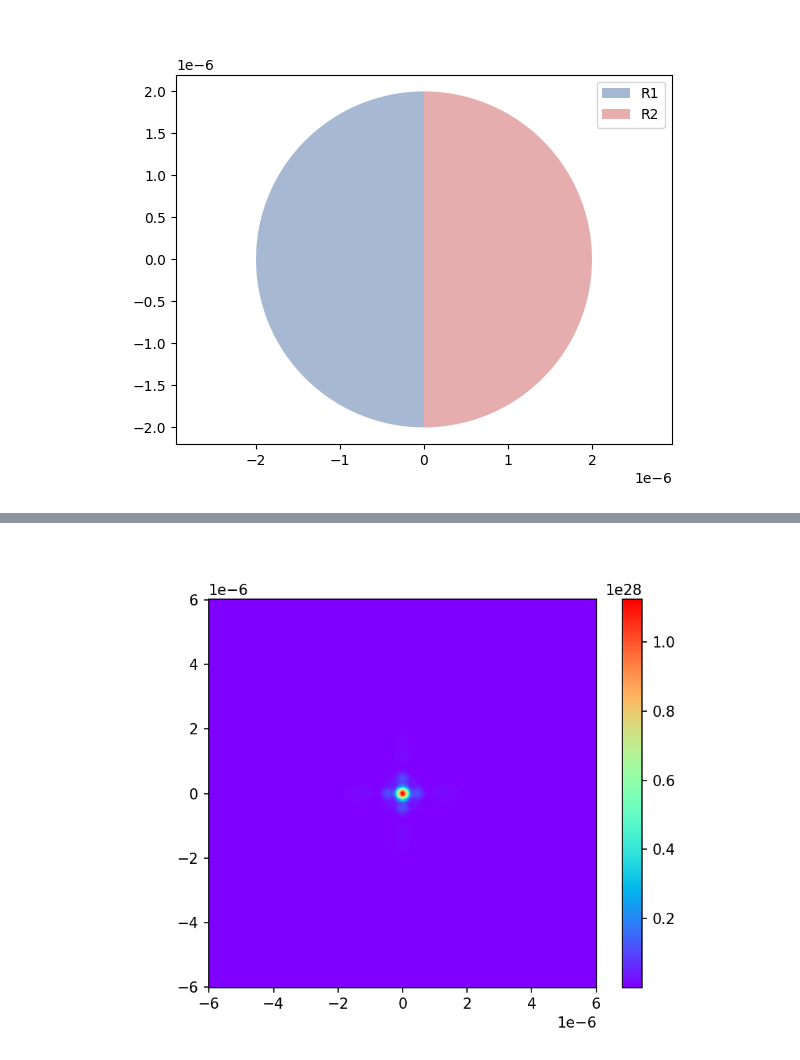
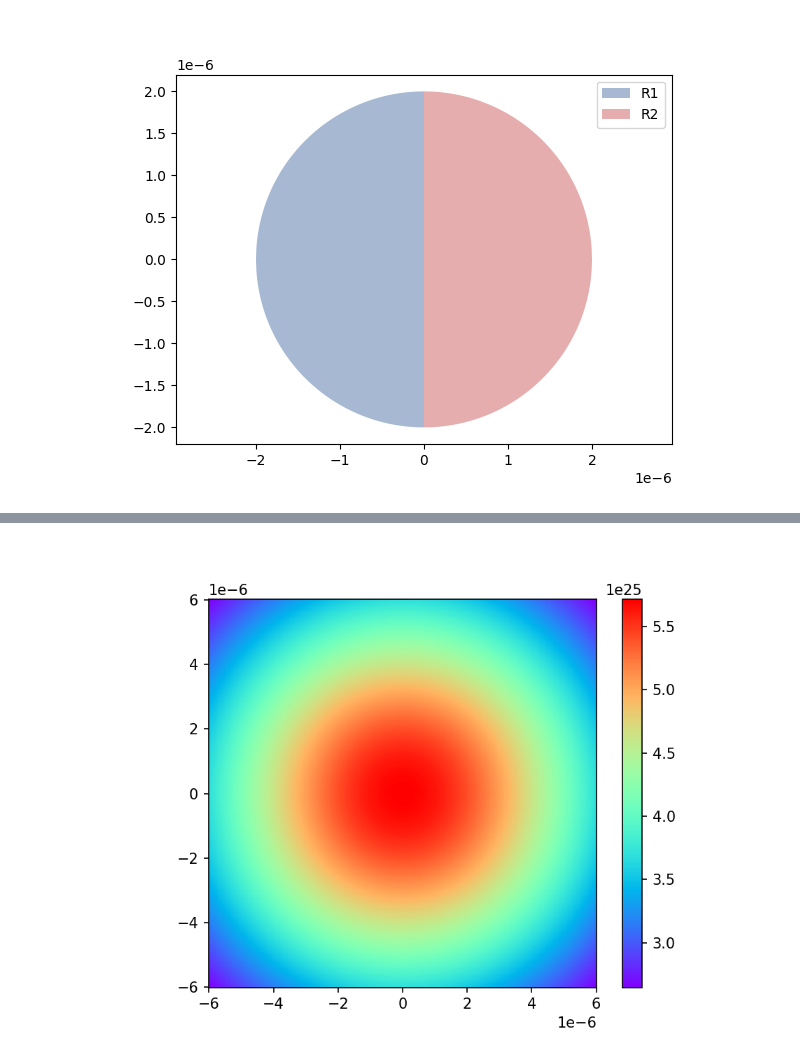
Before and after one commit to rcasalins/thesis_bachelor, a Jupyter notebook: Codigo/Tabla_36puntos.ipynb, the cells around one changed output, grey strips where cells are left out. Saved outputs shown, nothing was run; the diff lists cells and outputs as text; code cells hidden in the pictures.

Commit message:
Non paraxial phase structure

```diff
--- a/Codigo/Tabla_36puntos.ipynb
+++ b/Codigo/Tabla_36puntos.ipynb
@@ -89,7 +89,7 @@ def GeometricPotencial_3D_00_reducido(xa, xi_a, xi_d, ya, eta_a, eta_d, za, wa,
     #constantes
     pic = 1 / ((4*np.pi) ** 2)
     k = ((2*np.pi)/wa)
-    n = 1.5 #refractive index
+    n = 5 #refractive index
 
     xi_p, xi_n = xi_a+(xi_d)/2, xi_a-(xi_d)/2
     eta_p, eta_n = eta_a+(eta_d)/2, eta_a-(eta_d)/2
@@ -117,7 +117,9 @@ def GeometricPotencial_3D_00_reducido(xa, xi_a, xi_d, ya, eta_a, eta_d, za, wa,
     s_2 = np.sqrt(((xa-xi_n) **2) + ((ya-eta_n) ** 2) + ((za) ** 2))
 
     #kernel
-    kernel_0 = 2*((k**2)*pic) * ((za+s_1)/(s_1 ** 2)) * ((za+s_2)/(s_2 ** 2)) * np.exp(1j*k*s_1-1j*k*s_2) * phase
+    #kernel_0 = 2*((k**2)*pic) * ((za+s_1)/(s_1 ** 2)) * ((za+s_2)/(s_2 ** 2)) * np.exp(1j*k*s_1-1j*k*s_2) * phase
+    kernel_0 = 2*((k**2)*pic) * ((za+s_1)/(s_1 ** 2)) * ((za+s_2)/(s_2 ** 2)) * phase
+
     kernel = np.real(kernel_0)
     #print(phase)
     return kernel
@@ -260,18 +262,18 @@ Wall time: 2min 19s
 # %%
 %%time
 square = np.linspace(-15*w, 15*w, 500)
-dz = 0.76 * (10 ** -6)
+dz = 10 * (10 ** -6)
 #dz = 7000*w
 phase = 1
 xx,yy = np.meshgrid(square, square)
-zz = np.array(list(GeometricPotencial_3D_reducido(xx,yy,dz,points*5,w,1,r1,r2)), dtype=float)
+zz = np.array(list(GeometricPotencial_3D_reducido(xx,yy,dz,points*14.1,w,1,r1,r2)), dtype=float)
 #zz = zz[:-1, :-1]
 z_mi, z_ma = zz.min()/1, zz.max()/1
 
 fig, (ax) = plt.subplots(dpi=150, subplot_kw={'aspect': 'equal'})
 c = ax.pcolormesh(xx, yy, zz, cmap='rainbow',  vmin = z_mi, vmax = z_ma)
 fig.colorbar(c, ax = ax)
 plt.savefig("Geometric Potencial_coherence")
 plt.show()
 # %% [output]
-[figure, old version]
+[figure, new version]
```
Also changed, not shown: parts of 8 cells of this notebook, 9 other files.
